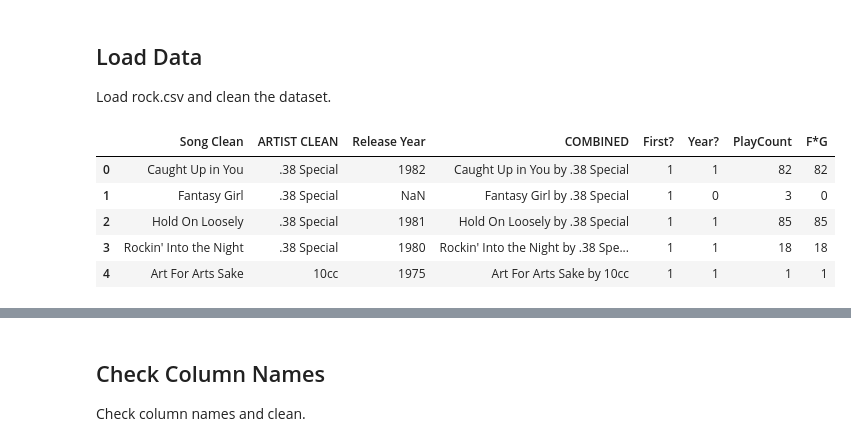
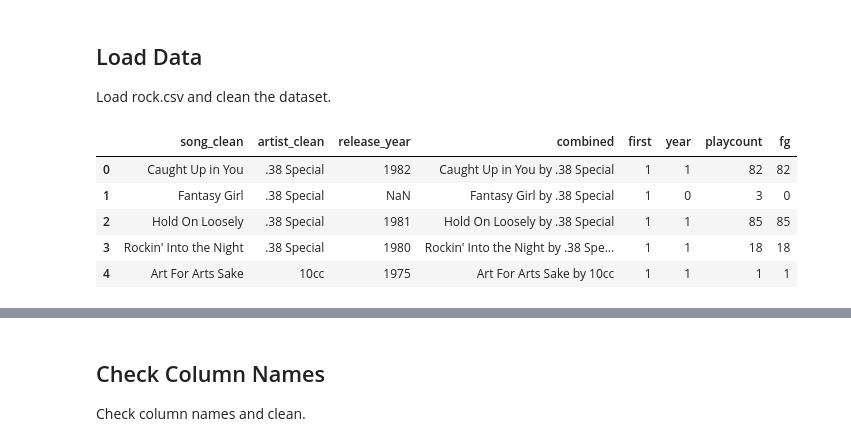
Before and after one commit to reediredale/institute-of-data, a Jupyter notebook: Module 2/Lab 2.1.1.ipynb, the cells around one changed output, grey strips where cells are left out. Saved outputs shown, nothing was run; the diff lists cells and outputs as text; code cells hidden in the pictures.

```diff
--- a/Lab 2.1.1.ipynb
+++ b/Module 2/Lab 2.1.1.ipynb
@@ -613,10 +620,13 @@ shape of e: , (2, 4)
 Load rock.csv and clean the dataset.
 # %%
 #ANSWER
-df = pd.read_csv('data/rock.csv')
+
+
+df = pd.read_csv('../data/rock.csv')
+df.columns = df.columns.str.replace('?','').str.replace('*', '').str.lower().str.replace(' ', '_')
 df.head()
 # %% [output]
-|  | Song Clean | ARTIST CLEAN | Release Year | COMBINED | First? | Year? | PlayCount | F*G |
+|  | song_clean | artist_clean | release_year | combined | first | year | playcount | fg |
 | 0 | Caught Up in You | .38 Special | 1982 | Caught Up in You by .38 Special | 1 | 1 | 82 | 82 |
 | 1 | Fantasy Girl | .38 Special | NaN | Fantasy Girl by .38 Special | 1 | 0 | 3 | 0 |
 | 2 | Hold On Loosely | .38 Special | 1981 | Hold On Loosely by .38 Special | 1 | 1 | 85 | 85 |
```
Also changed, not shown: parts of 14 cells of this notebook.
